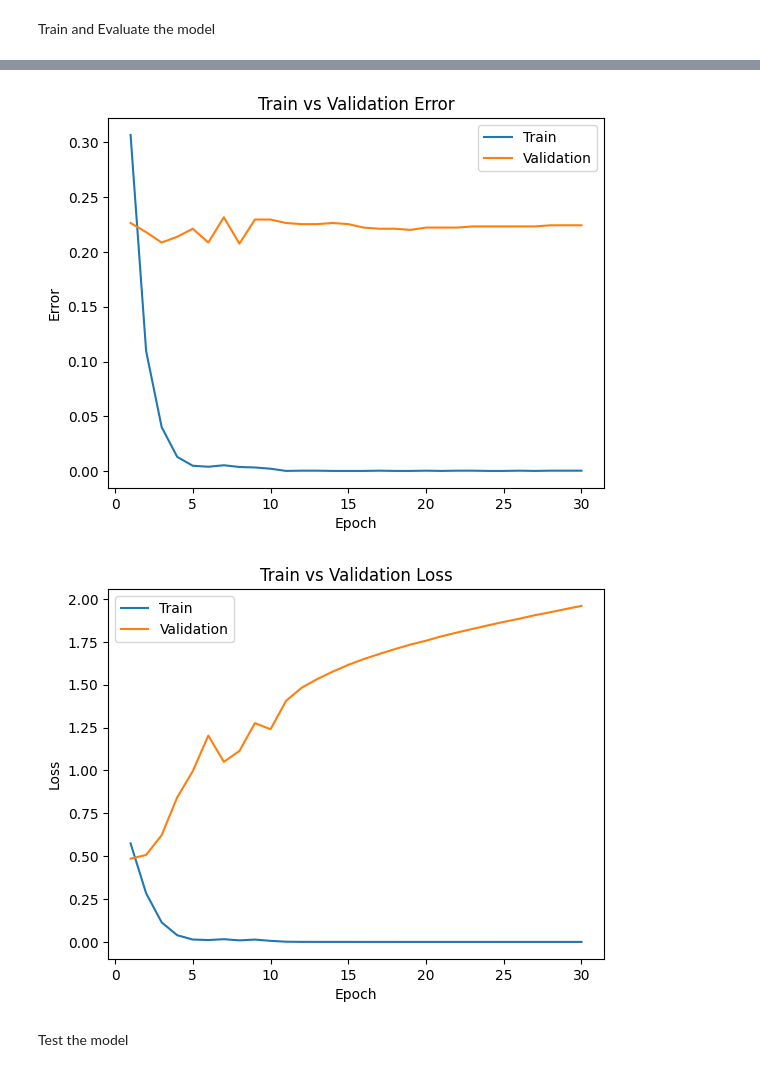
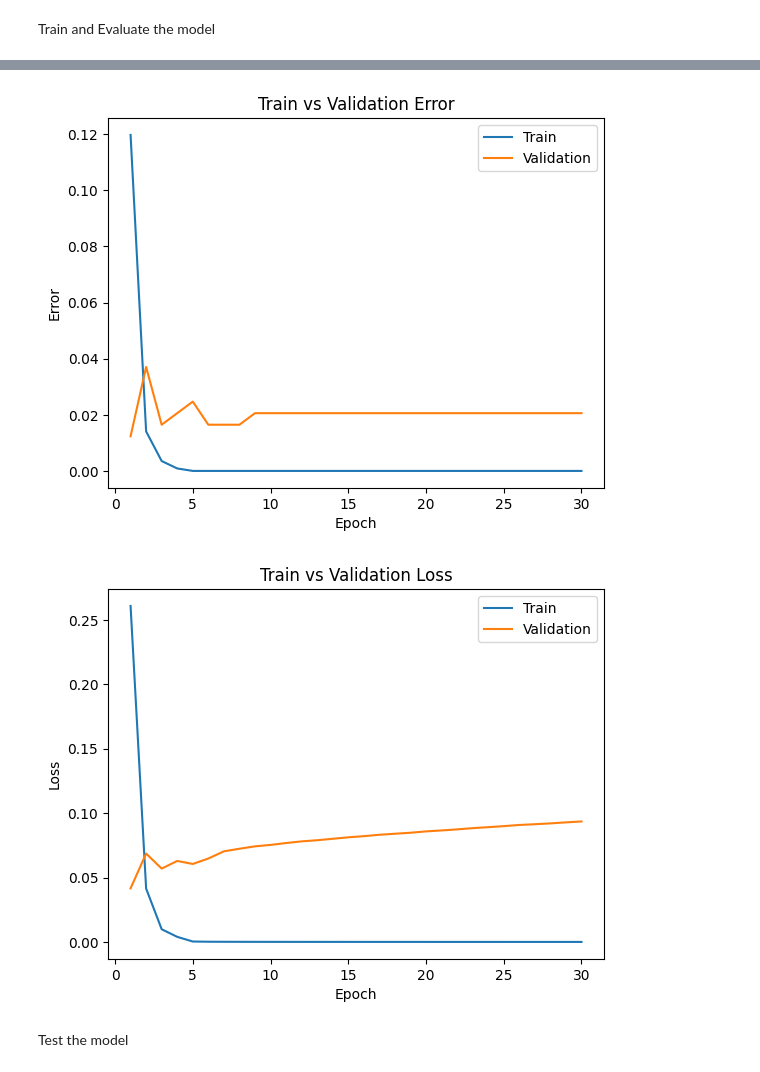
Before and after one commit to sissi820li/Deep-Learning-Project, a Jupyter notebook: MisinformationDetectionProject/Project/Model_prototype.ipynb, the cells around one changed output, grey strips where cells are left out. Saved outputs shown, nothing was run; the diff lists cells and outputs as text; code cells hidden in the pictures.

Commit message:
Finished training/testing final model

```diff
--- a/MisinformationDetectionProject/Project/Model_prototype.ipynb
+++ b/MisinformationDetectionProject/Project/Model_prototype.ipynb
@@ -173,15 +173,18 @@ def plot_training_curve(path):
 Train and Evaluate the model
 # %%
 # Load the data
-loaded_train = torch.load('dataset/dataset_tensors/dataset_split/train_tensors.pt')
+loaded_train = torch.load('dataset/dataset_tensors_split/train_tensors.pt')
 train_dataset = TensorDataset(loaded_train['features'], loaded_train['labels'])
 train_loader = DataLoader(train_dataset, batch_size=32, shuffle=True)
 
-loaded_val = torch.load('dataset/dataset_tensors/dataset_split/val_tensors.pt')
+loaded_val = torch.load('dataset/dataset_tensors_split/val_tensors.pt')
 val_dataset = TensorDataset(loaded_val['features'], loaded_val['labels'])
 val_loader = DataLoader(val_dataset, batch_size=32, shuffle=False)
 
-# Initialize model
+loaded_test = torch.load('dataset/dataset_tensors_split/test_tensors.pt')
+test_dataset = TensorDataset(loaded_test['features'], loaded_test['labels'])
+test_loader = DataLoader(test_dataset, batch_size=32, shuffle=False)
+
 # Find highest token ID in training and validation tensors
 max_train_id = loaded_train['features'].max().item()
 max_val_id = loaded_val['features'].max().item()
@@ -217,5 +220,5 @@ Total time elapsed: 195.52 seconds
-[figure, old version]
+[figure, new version]
-[figure, old version]
+[figure, new version]
 # %% [markdown]
 Test the model
 # %%
```
Also changed, not shown: parts of 2 cells of this notebook, 2 other files.
